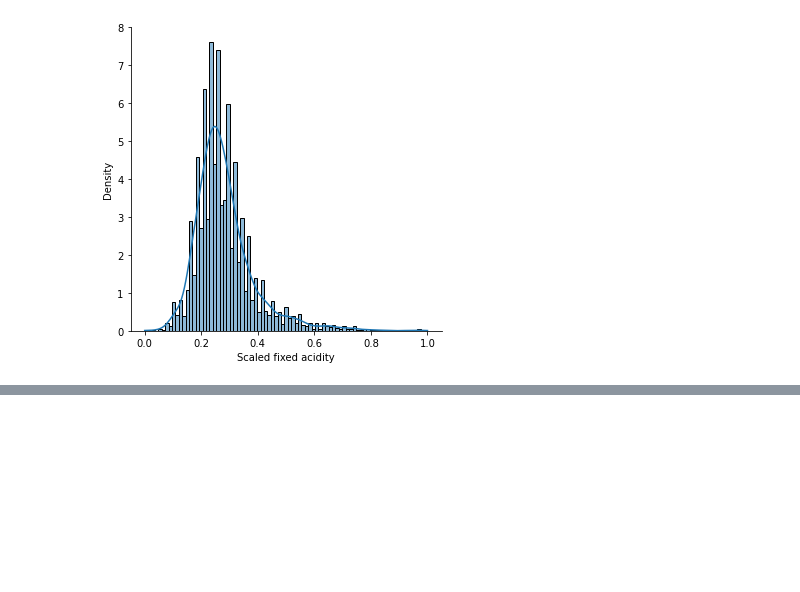
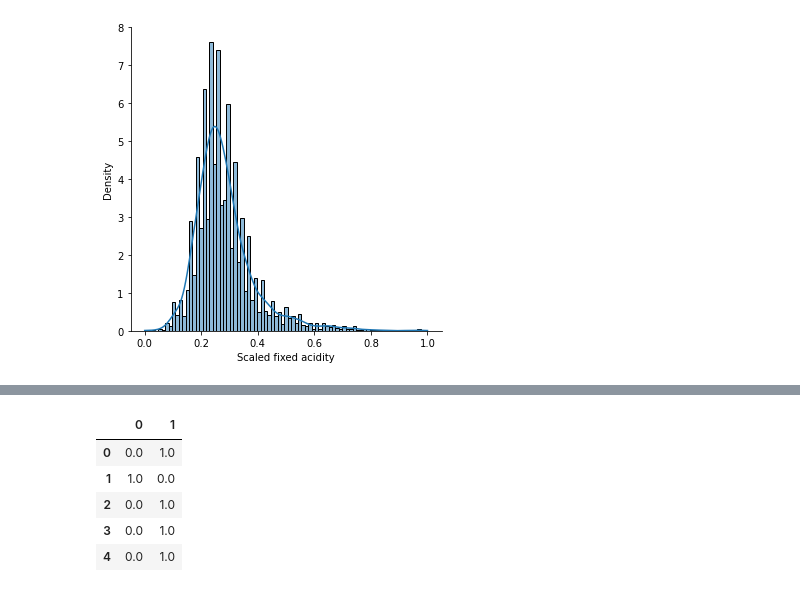
Before and after one commit to garlicvread/DataAnalysisRecapitulation, a Jupyter notebook: Day3_cross_validation_and_LGBM/daconPracticeDay3_2_dataPreprocessing.ipynb, the cells around one changed output, grey strips where cells are left out. Drawn from its saved outputs; the diff is of its cells as text; code cells hidden in the pictures; blank space fills up the shorter version.

```diff
--- a/Day3_cross_validation_and_LGBM/daconPracticeDay3_2_dataPreprocessing.ipynb
+++ b/Day3_cross_validation_and_LGBM/daconPracticeDay3_2_dataPreprocessing.ipynb
@@ -241,0 +271,3 @@ sns.displot(train['Scaled fixed acidity'], kde=True, stat="density", linewidth=1
+# %%
+# Store OneHotEncoder into the variable 'encoder'
+encoder = OneHotEncoder()
@@ -241,0 +318,12 @@ sns.displot(train['Scaled fixed acidity'], kde=True, stat="density", linewidth=1
+# %%
+# Tranform the variable 'onehot_arr' into a DataFrame
+# MARK: Array -> DataFrame
+onehot_df = pd.DataFrame(onehot_arr)
+onehot_df.head()
+# %% [output]
+|  | 0 | 1 |
+| 0 | 0.0 | 1.0 |
+| 1 | 1.0 | 0.0 |
+| 2 | 0.0 | 1.0 |
+| 3 | 0.0 | 1.0 |
+| 4 | 0.0 | 1.0 |
```
Also changed, not shown: parts of 11 cells of this notebook.
